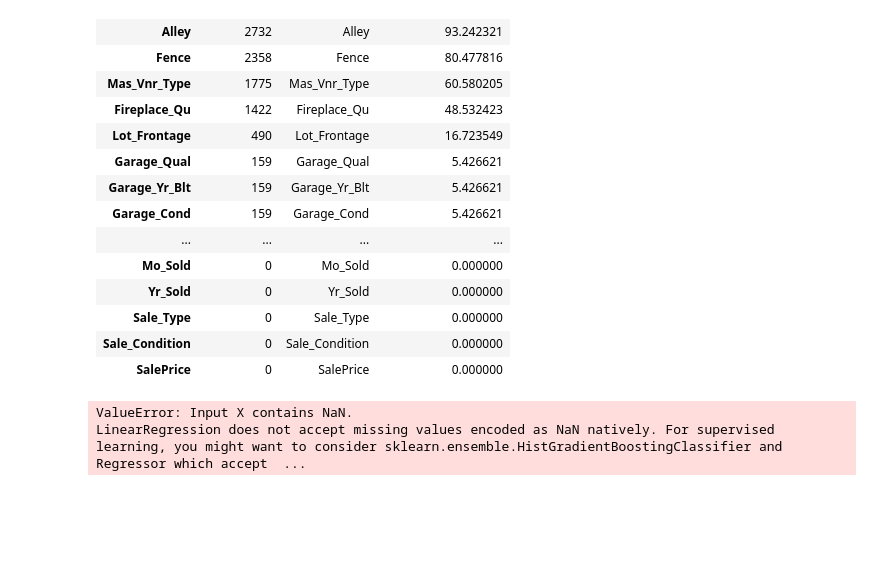
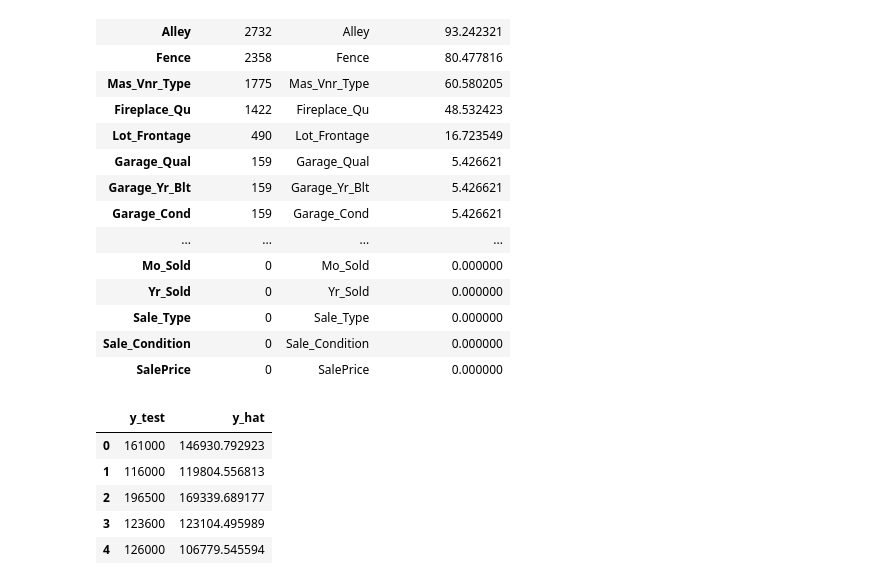
Before and after one commit to ajinathidhate12/MachineLearning, a Jupyter notebook: LR.ipynb, the cells around one changed output. Saved outputs shown, nothing was run; the diff lists cells and outputs as text; code cells hidden in the pictures; blank space fills up the shorter version.

```diff
--- a/LR.ipynb
+++ b/LR.ipynb
@@ -214,22 +214,41 @@ df_temp= df_temp.sum(numeric_only=True)
 # %%
 from sklearn.linear_model import LinearRegression
 from sklearn.model_selection import train_test_split
-import statsmodels.api as sm
-import statsmodels.formula.api as smf
+from sklearn.impute import SimpleImputer
+
+# target and feature split
+x = df_afterDropping.drop(columns=['SalePrice'])
+y = df_afterDropping['SalePrice']
+
+# keep only numeric features
+x = x.select_dtypes(include=[np.number])
+
+# split
+x_train, x_test, y_train, y_test = train_test_split(
+    x, y, test_size=0.2, random_state=42
+)
+
+# impute missing values in X
+imputer = SimpleImputer(strategy='median')
+x_train = imputer.fit_transform(x_train)
+x_test = imputer.transform(x_test)
+
+# train model
+lr_mod = LinearRegression()
+lr_mod.fit(x_train, y_train)
+
+# predictions
+y_hat = lr_mod.predict(x_test)
 # %%
-x = df_afterDropping.drop(columns=['SalePrice'])
-y = df_afterDropping['SalePrice']
-
-x = x.select_dtypes(include=[np.number])
-
-x_train, x_test, y_train, y_test = train_test_split(
-    x, y, test_size=0.2, random_state=42
-)
-
-lr_mod = LinearRegression()
-lr_mod.fit(x_train, y_train)
-
-y_hat = lr_mod.predict(x_test)
+pred = pd.DataFrame({
+    "y_test": y_test.values,
+    "y_hat": y_hat
+})
+pred.head()
 # %% [output]
-ValueError: Input X contains NaN.
-LinearRegression does not accept missing values encoded as NaN natively. For supervised learning, you might want to consider sklearn.ensemble.HistGradientBoostingClassifier and Regressor which accept  ...
+|  | y_test | y_hat |
+| 0 | 161000 | 146930.792923 |
+| 1 | 116000 | 119804.556813 |
+| 2 | 196500 | 169339.689177 |
+| 3 | 123600 | 123104.495989 |
+| 4 | 126000 | 106779.545594 |
```
Also changed, not shown: 18 other files.
